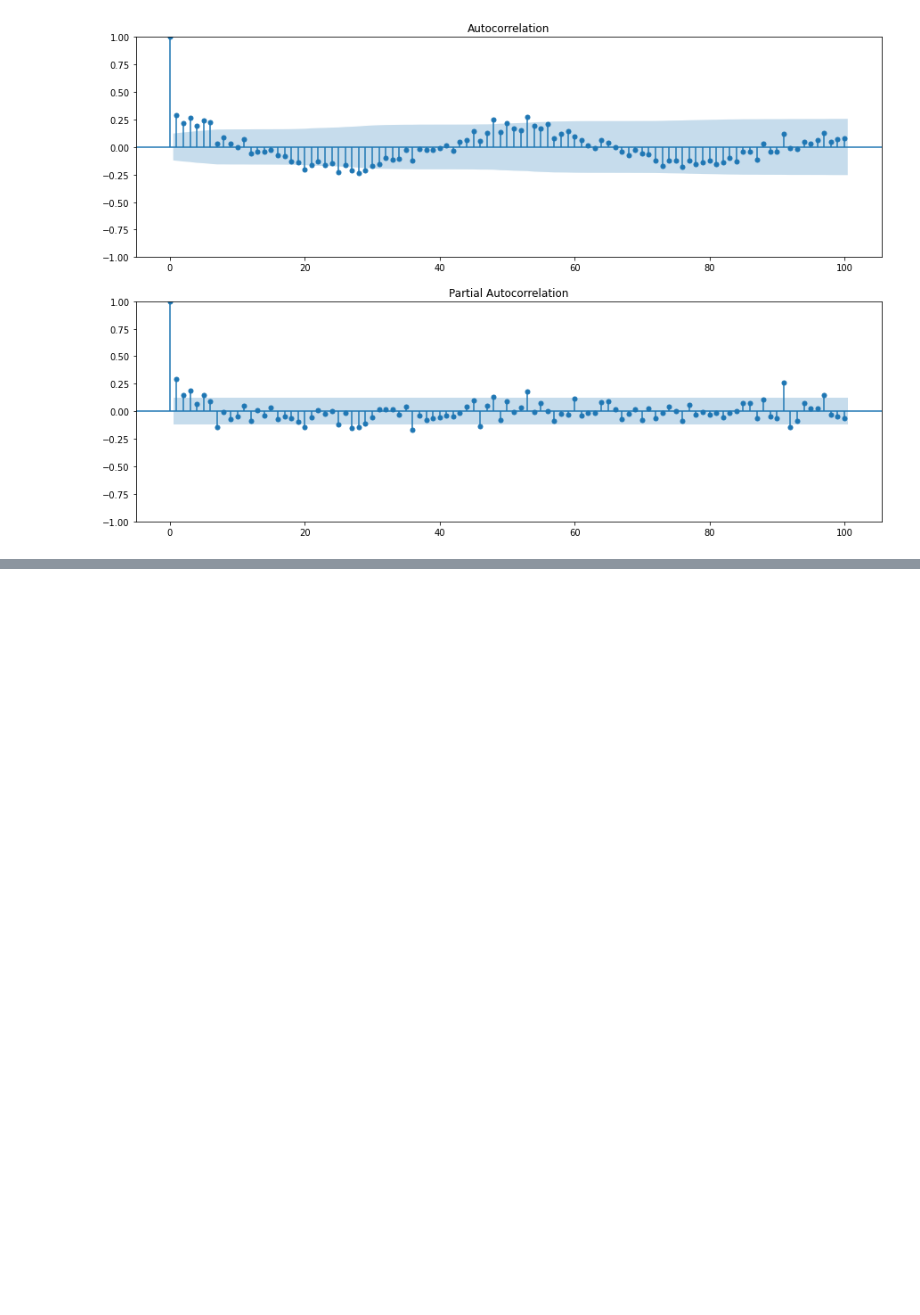
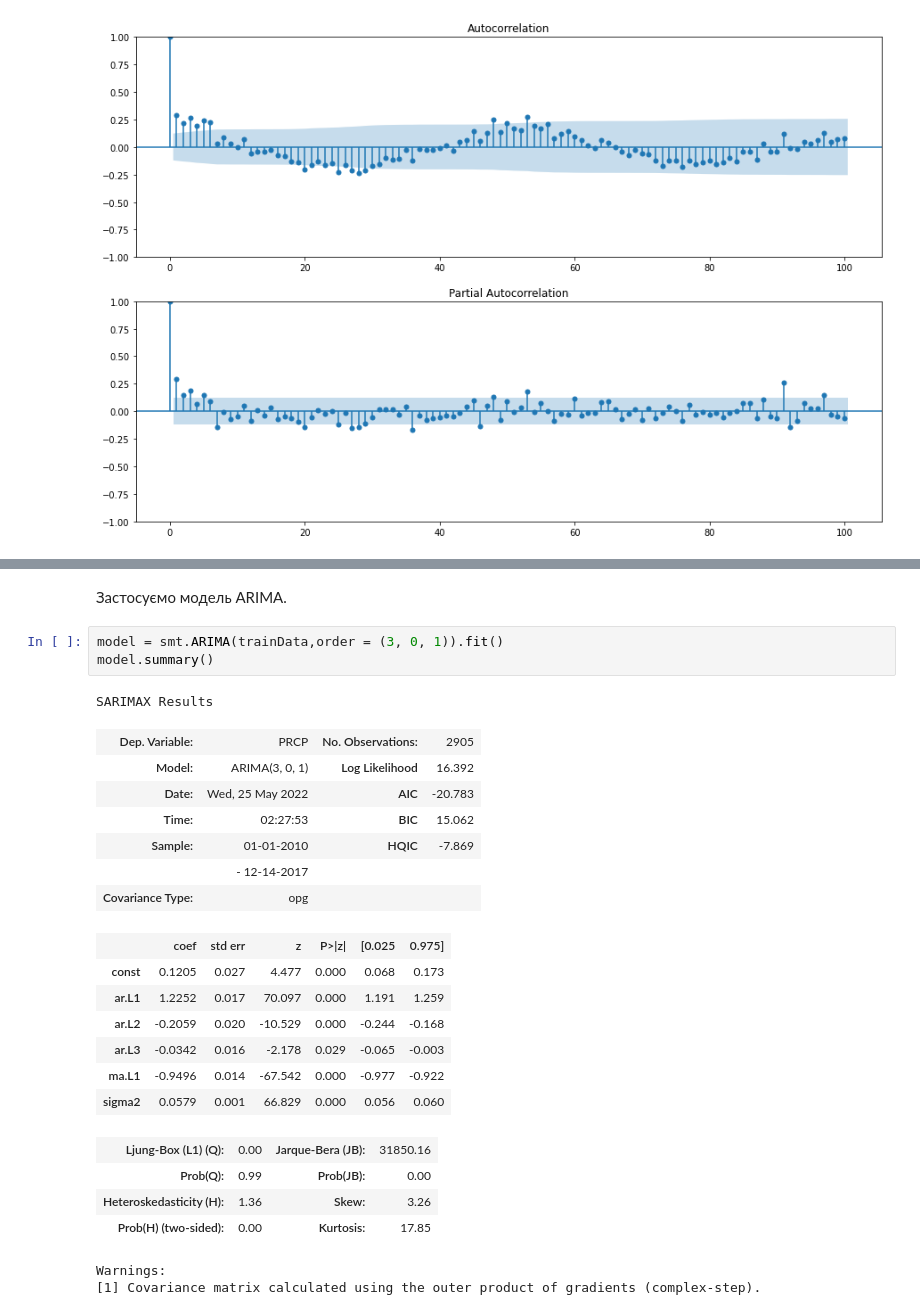
Before and after one commit to ErnestoFolting/dataAnalysisLab7, a Jupyter notebook: dataAnalysisLab7.ipynb, the cells around one changed output, grey strips where cells are left out. Cells and saved outputs as stored; diff of their text form; blank space fills up the shorter version.

```diff
--- a/main.ipynb
+++ b/dataAnalysisLab7.ipynb
@@ -568,0 +621,27 @@ plt.show()
+# %% [markdown]
+Застосуємо модель ARIMA.
+# %%
+model = smt.ARIMA(trainData,order = (3, 0, 1)).fit()
+model.summary()
+# %% [output]
+SARIMAX Results
+| Dep. Variable: | PRCP | No. Observations: | 2905 |
+| Model: | ARIMA(3, 0, 1) | Log Likelihood | 16.392 |
+| Date: | Wed, 25 May 2022 | AIC | -20.783 |
+| Time: | 02:27:53 | BIC | 15.062 |
+| Sample: | 01-01-2010 | HQIC | -7.869 |
+|  | - 12-14-2017 |  |  |
+| Covariance Type: | opg |  |  |
+|  | coef | std err | z | P>|z| | [0.025 | 0.975] |
+| const | 0.1205 | 0.027 | 4.477 | 0.000 | 0.068 | 0.173 |
+| ar.L1 | 1.2252 | 0.017 | 70.097 | 0.000 | 1.191 | 1.259 |
+| ar.L2 | -0.2059 | 0.020 | -10.529 | 0.000 | -0.244 | -0.168 |
+| ar.L3 | -0.0342 | 0.016 | -2.178 | 0.029 | -0.065 | -0.003 |
+| ma.L1 | -0.9496 | 0.014 | -67.542 | 0.000 | -0.977 | -0.922 |
+| sigma2 | 0.0579 | 0.001 | 66.829 | 0.000 | 0.056 | 0.060 |
+| Ljung-Box (L1) (Q): | 0.00 | Jarque-Bera (JB): | 31850.16 |
+| Prob(Q): | 0.99 | Prob(JB): | 0.00 |
+| Heteroskedasticity (H): | 1.36 | Skew: | 3.26 |
+| Prob(H) (two-sided): | 0.00 | Kurtosis: | 17.85 |
+Warnings:
+[1] Covariance matrix calculated using the outer product of gradients (complex-step).
```
Also changed, not shown: parts of 13 cells of this notebook.
